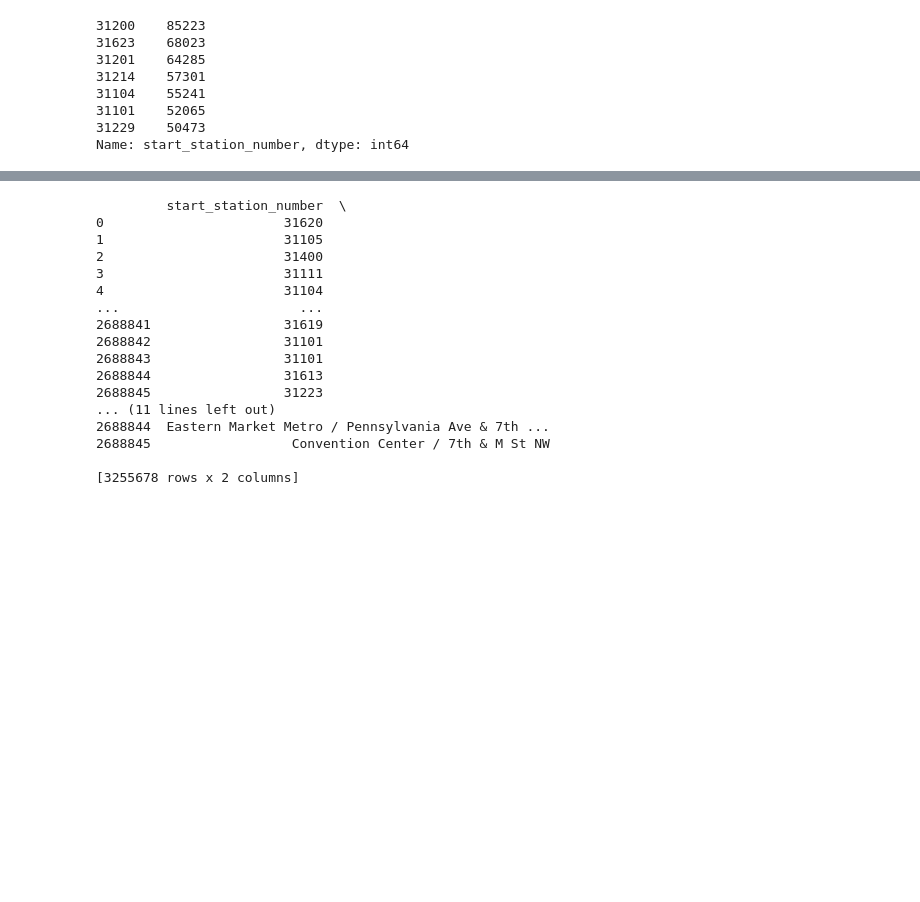
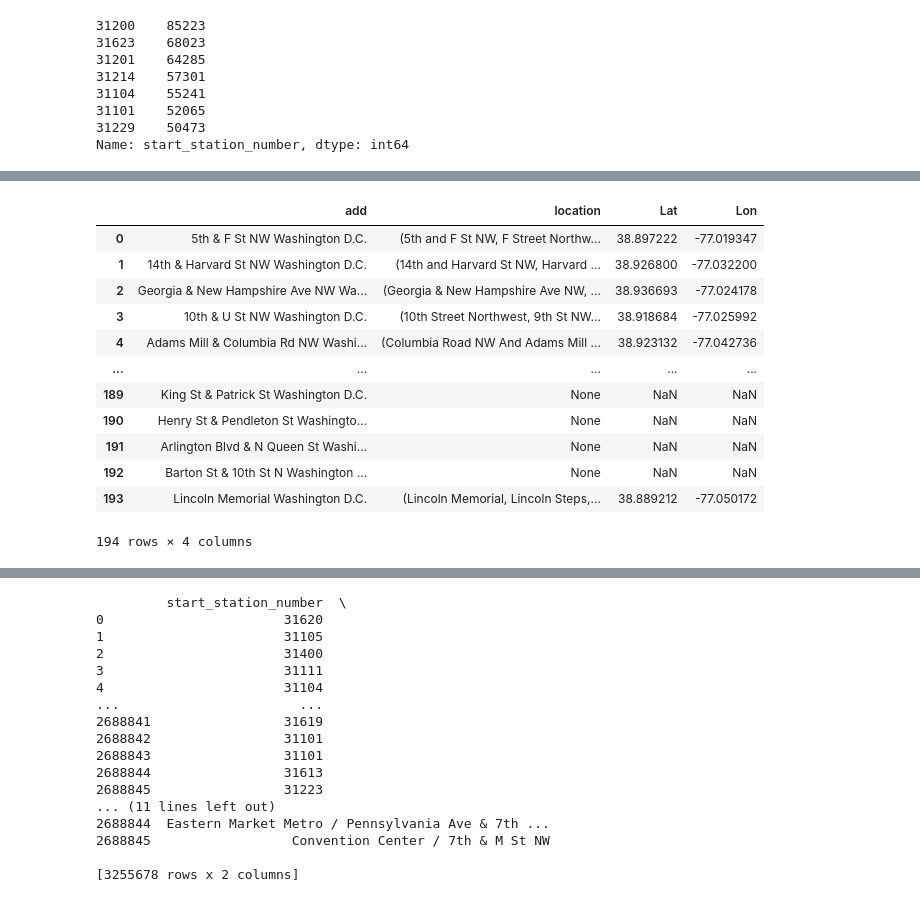
Before and after one commit to cdb8675309/Project3_Sprint-2, a Jupyter notebook: P3_S2.ipynb, the cells around one changed output, grey strips where cells are left out. Saved outputs shown, nothing was run; the diff lists cells and outputs as text; code cells hidden in the pictures; blank space fills up the shorter version.

Commit message:
"Pulls made from geopy"

```diff
--- a/P3_S2.ipynb
+++ b/P3_S2.ipynb
@@ -602,3 +616,7 @@ folium.PolyLine(trail_coordinates, tooltip="Coast").add_to(m)
 m
 # %% [output]
 [interactive output not drawn]
+# %%
+#first need to find all unique instances of station number and station name
+namenum_df = combi_td1112.filter(['start_station_number','start_station'], axis=1)
+print(namenum_df)
@@ -604,0 +641,6 @@ m
+# %%
+nnum_dc = namenum_df['start_station'].unique()
+nnum_dc
+nnum_dc = pd.DataFrame({'add': nnum_dc})
+nnum_dc['add'] = nnum_dc['add'].astype(str) + ' Washington D.C.'
+nnum_dc
@@ -626,0 +736,38 @@ SyntaxError: invalid syntax. Perhaps you forgot a comma? (366065737.py, line 10)
+# %%
+#running a geopy geolocation on the df with DC added to it.
+#Importing the required modules
+import pandas as pd
+from geopy.geocoders import Nominatim
+from geopy.extra.rate_limiter import RateLimiter
+
+#Creating a dataframe with address of locations we want to reterive
+# locat = ['Coorg, Karnataka' , 'Khajjiar, Himachal Pradesh',
+#          'Chail, Himachal Pradesh' , 'Pithoragarh, Uttarakhand','Munnar, Kerala']
+# df = pd.DataFrame({'add': locat})
+
+# #Creating an instance of Nominatim Class
+geolocator = Nominatim(user_agent="my_request", timeout=None)
+
+# #applying the rate limiter wrapper
+geocode = RateLimiter(geolocator.geocode, min_delay_seconds=1)
+
+# #Applying the method to pandas DataFrame
+nnum_dc['location'] = nnum_dc['add'].apply(geocode)
+nnum_dc['Lat'] = nnum_dc['location'].apply(lambda x: x.latitude if x else None)
+nnum_dc['Lon'] = nnum_dc['location'].apply(lambda x: x.longitude if x else None)
+
+nnum_dc
+# %% [output]
+|  | add | location | Lat | Lon |
+| 0 | 5th & F St NW Washington D.C. | (5th and F St NW, F Street Northw... | 38.897222 | -77.019347 |
+| 1 | 14th & Harvard St NW Washington D.C. | (14th and Harvard St NW, Harvard ... | 38.926800 | -77.032200 |
+| 2 | Georgia & New Hampshire Ave NW Wa... | (Georgia & New Hampshire Ave NW, ... | 38.936693 | -77.024178 |
+| 3 | 10th & U St NW Washington D.C. | (10th Street Northwest, 9th St NW... | 38.918684 | -77.025992 |
+| 4 | Adams Mill & Columbia Rd NW Washi... | (Columbia Road NW And Adams Mill ... | 38.923132 | -77.042736 |
+| ... | ... | ... | ... | ... |
+| 189 | King St & Patrick St Washington D.C. | None | NaN | NaN |
+| 190 | Henry St & Pendleton St Washingto... | None | NaN | NaN |
+| 191 | Arlington Blvd & N Queen St Washi... | None | NaN | NaN |
+| 192 | Barton St & 10th St N Washington ... | None | NaN | NaN |
+| 193 | Lincoln Memorial Washington D.C. | (Lincoln Memorial, Lincoln Steps,... | 38.889212 | -77.050172 |
+194 rows × 4 columns
```
Also changed, not shown: parts of 15 cells of this notebook.
